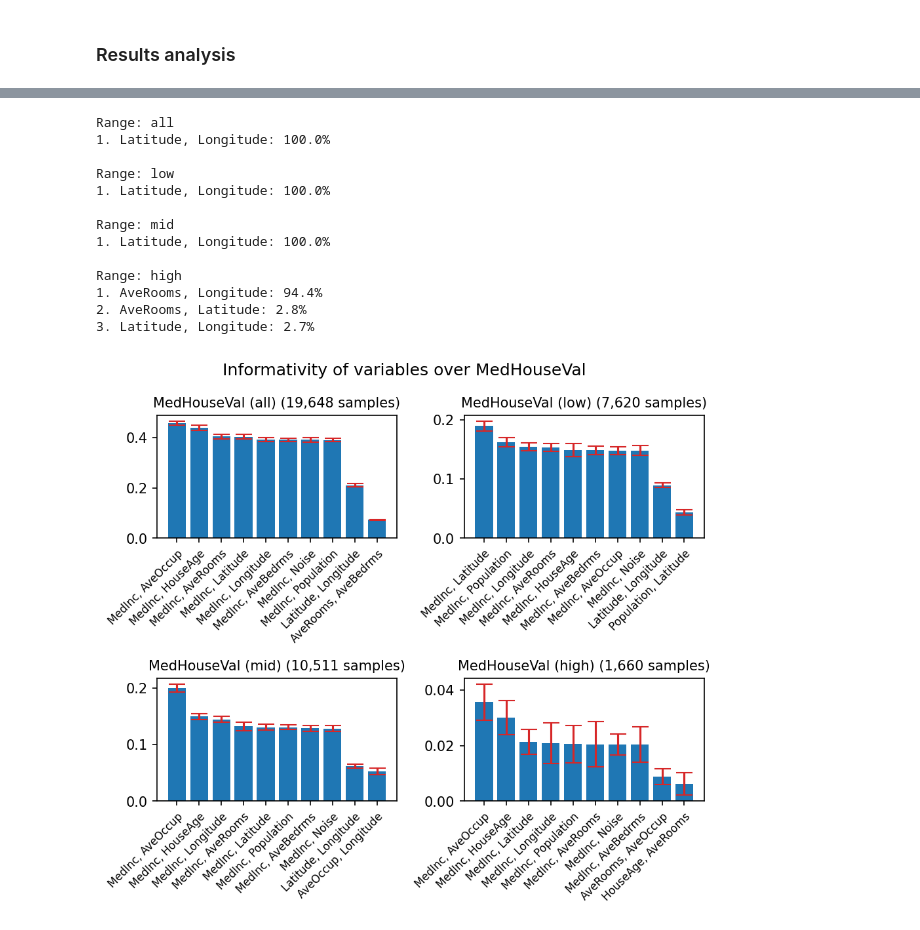
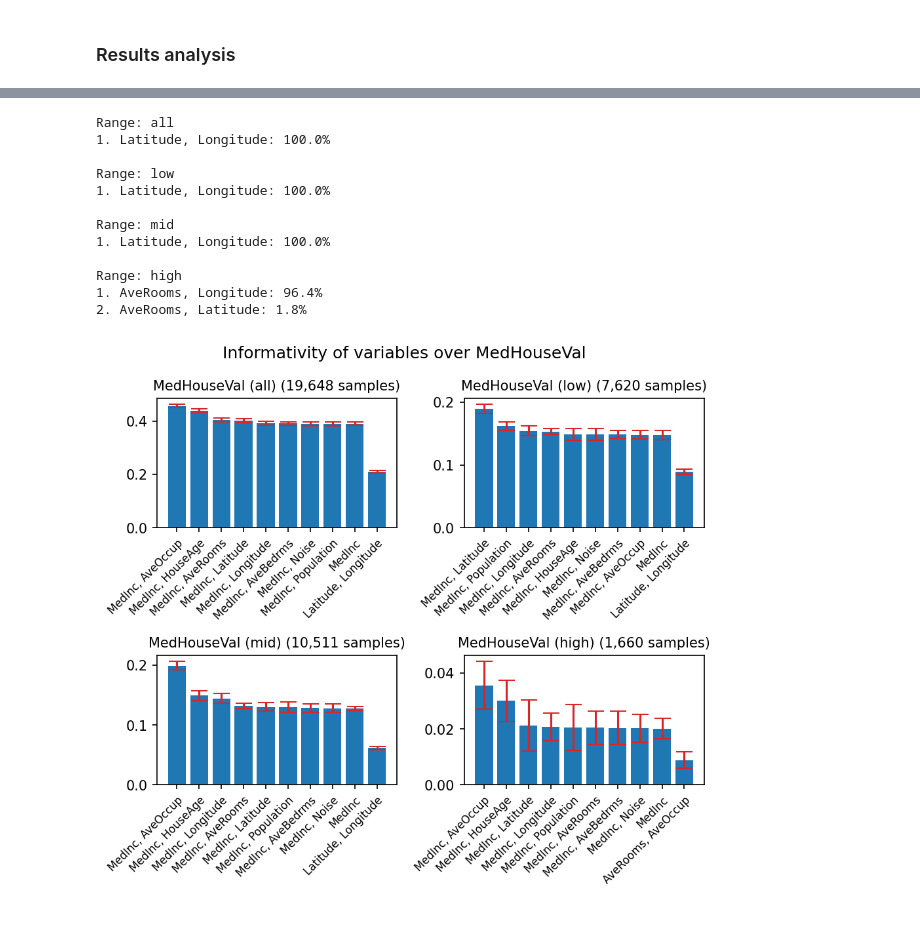
Before and after one commit to einigl/infovar, a Jupyter notebook: examples/californian-housing/main.ipynb, the cells around one changed output, grey strips where cells are left out. Cells and saved outputs as stored; diff of their text form; code cells hidden in the pictures.

```diff
--- a/examples/californian-housing/main.ipynb
+++ b/examples/californian-housing/main.ipynb
@@ -192,8 +186,8 @@ for i, rgs in enumerate([{"MedHouseVal": "all"}, {"MedHouseVal": "low"}, {"MedHo
         handler.read(targs, v, rgs) for v in handler.variable_names
     ]
 
-    lininfo = [el["linearinfo"] for el in entries]
-    stds = [el["linearinfo-std"] for el in entries]
+    lininfo = [el["linearinfo"]["value"] for el in entries]
+    stds = [el["linearinfo"]["std"] for el in entries]
     samples = entries[0]["samples"]
 
     #
@@ -226,8 +220,8 @@ for i, rgs in enumerate([{"MedHouseVal": "all"}, {"MedHouseVal": "low"}, {"MedHo
         handler.read(targs, v, rgs) for v in handler.variable_names
     ]
 
-    mis = [el["mi"] for el in entries]
-    stds = [el["mi-std"] for el in entries]
+    mis = [el["mi"]["value"] for el in entries]
+    stds = [el["mi"]["std"] for el in entries]
     samples = entries[0]["samples"]
 
     #
@@ -320,11 +314,11 @@ for i, rgs in enumerate([{"MedHouseVal": "all"}, {"MedHouseVal": "low"}, {"MedHo
     comb_list = list(itt.combinations(handler.variable_names, 2))
 
     entries = [
-        handler.read(targs, [v1, v2], rgs) for (v1, v2) in comb_list
+        handler.read(targs, c, rgs) for c in comb_list
     ]
 
-    mis = [el["mi"] for el in entries]
-    stds = [el["mi-std"] for el in entries]
+    mis = [el["mi"]["value"] for el in entries]
+    stds = [el["mi"]["std"] for el in entries]
     samples = entries[0]["samples"]
 
     # We keep the 10 most informative combinations of variables
@@ -359,8 +353,8 @@ for i, rgs in enumerate([{"MedHouseVal": "all"}, {"MedHouseVal": "low"}, {"MedHo
         handler.read(targs, [v1, v2], rgs) for (v1, v2) in comb_list
     ]
 
-    mis = [el["mi"] for el in entries]
-    stds = [el["mi-std"] for el in entries]
+    mis = [el["mi"]["value"] for el in entries]
+    stds = [el["mi"]["std"] for el in entries]
     samples = entries[0]["samples"]
 
     probs = prob_higher(mis, stds)
@@ -387,9 +381,8 @@ Range: mid
 1. Latitude, Longitude: 100.0%
 
 Range: high
-1. AveRooms, Longitude: 94.4%
-2. AveRooms, Latitude: 2.8%
-3. Latitude, Longitude: 2.7%
+1. AveRooms, Longitude: 96.4%
+2. AveRooms, Latitude: 1.8%
 # %%
 plt.figure(figsize=(1*6.4, 1.2*4.8), dpi=150)
 
@@ -397,39 +390,41 @@ plt.suptitle("Informativity of variables over MedHouseVal")
 
 for i, rgs in enumerate([{"MedHouseVal": "all"}, {"MedHouseVal": "low"}, {"MedHouseVal": "mid"}, {"MedHouseVal": "high"}], 1):
 
-    comb_list = list(itt.combinations(handler.variable_names, 2))
+    comb_list = list(itt.combinations_with_replacement(handler.variable_names, 2))
+    for k, (v1, v2) in enumerate(comb_list):
+        comb_list[k] = [v1] if v1 == v2 else [v1, v2]
 
     entries = [
-        handler.read(targs, [v1, v2], rgs) for (v1, v2) in comb_list
+        handler.read(targs, c, rgs) for c in comb_list
     ]
 
-    mis = [el["linearinfo"] for el in entries]
-    stds = [el["linearinfo-std"] for el in entries]
+    mis = [el["linearinfo"]["value"] for el in entries]
+    stds = [el["linearinfo"]["std"] for el in entries]
     samples = entries[0]["samples"]
 
     # We keep the 10 most informative combinations of variables
     order = np.argsort(mis)[::-1][:10]
     _mis = [mis[i] for i in order]
     _stds = [stds[i] for i in order]
     _comb_list = [comb_list[i] for i in order]
 
     #
 
     name = list(rgs.values())[0]
     xticks = list(range(len(_mis)))
 
     plt.subplot(2, 2, i)
 
     plt.bar(xticks, _mis)
     plt.errorbar(xticks, _mis, yerr=_stds, fmt='none', capsize=6, color='tab:red')
     plt.xticks(xticks, labels=[", ".join(c) for c in _comb_list], rotation=45, fontsize=8, ha='right', rotation_mode='anchor')
 
     plt.title(f"MedHouseVal ({name}) ({samples:,} samples)", fontsize=10)
 
 plt.tight_layout()
 plt.show()
 # %% [output]
-[figure, old version]
+[figure, new version]
 # %%
 for i, rgs in enumerate([{"MedHouseVal": "all"}, {"MedHouseVal": "low"}, {"MedHouseVal": "mid"}, {"MedHouseVal": "high"}], 1):
 
```
Also changed, not shown: parts of 20 cells of this notebook, 18 other files.
